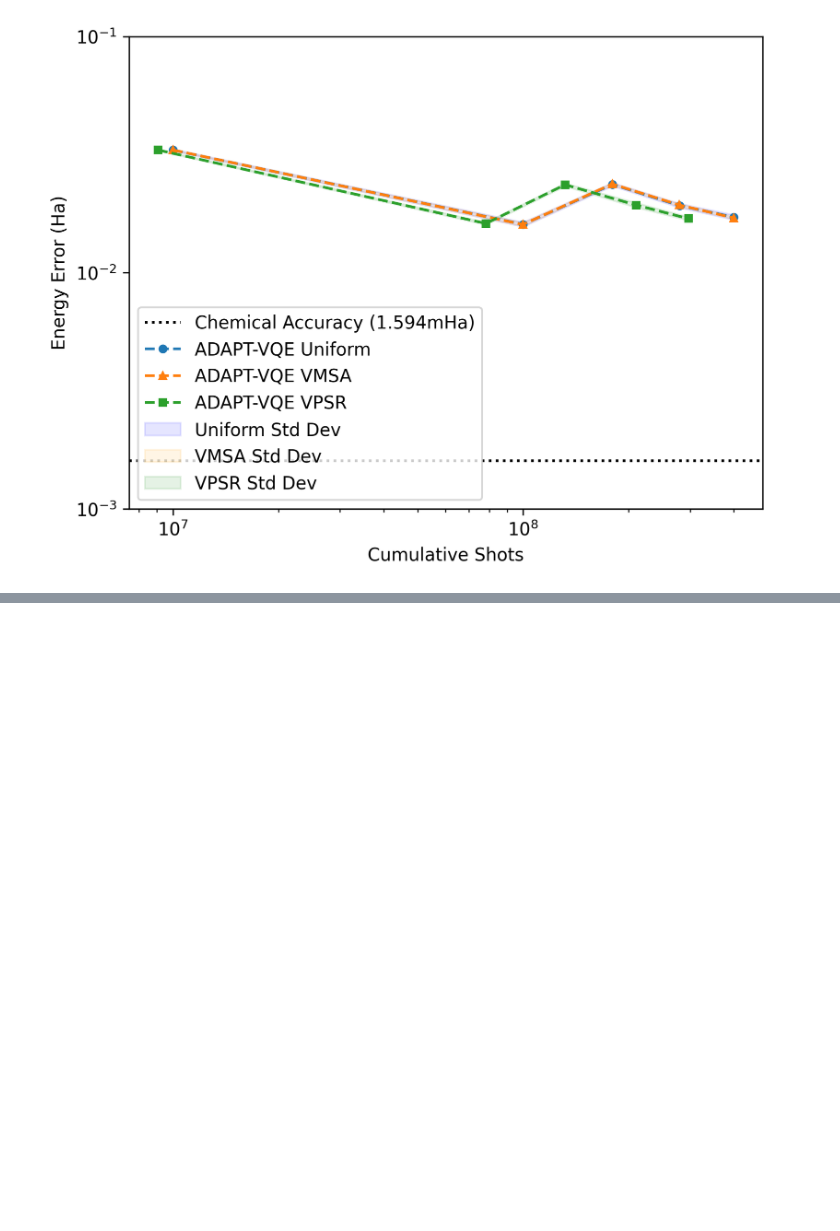
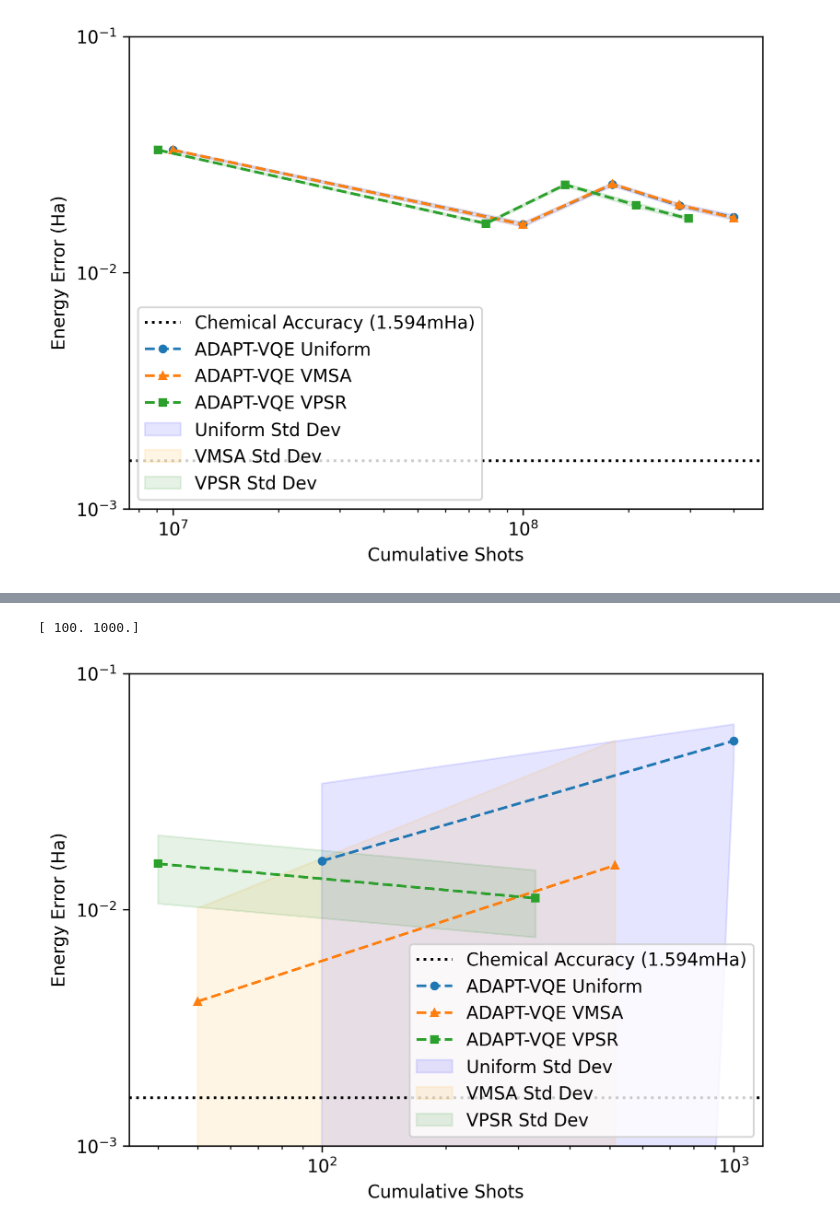
Before and after one commit to azhar-ikhtiarudin/ShotOptimization-ADAPT-VQE, a Jupyter notebook: visualization/visualize.ipynb, the cells around one changed output, grey strips where cells are left out. Drawn from its saved outputs; the diff is of its cells as text; code cells hidden in the pictures; blank space fills up the shorter version.

Commit message:
add visualization

```diff
--- a/visualization/visualize.ipynb
+++ b/visualization/visualize.ipynb
@@ -43,0 +53,5 @@ plotErrorToAdaptIterations(data_h2)
+# %%
+plotErrorToCumulativeShots(data_h2)
+# %% [output]
+[ 100. 1000.]
+[figure, added]
```
Also changed, not shown: parts of 12 cells of this notebook, 1 other file.
